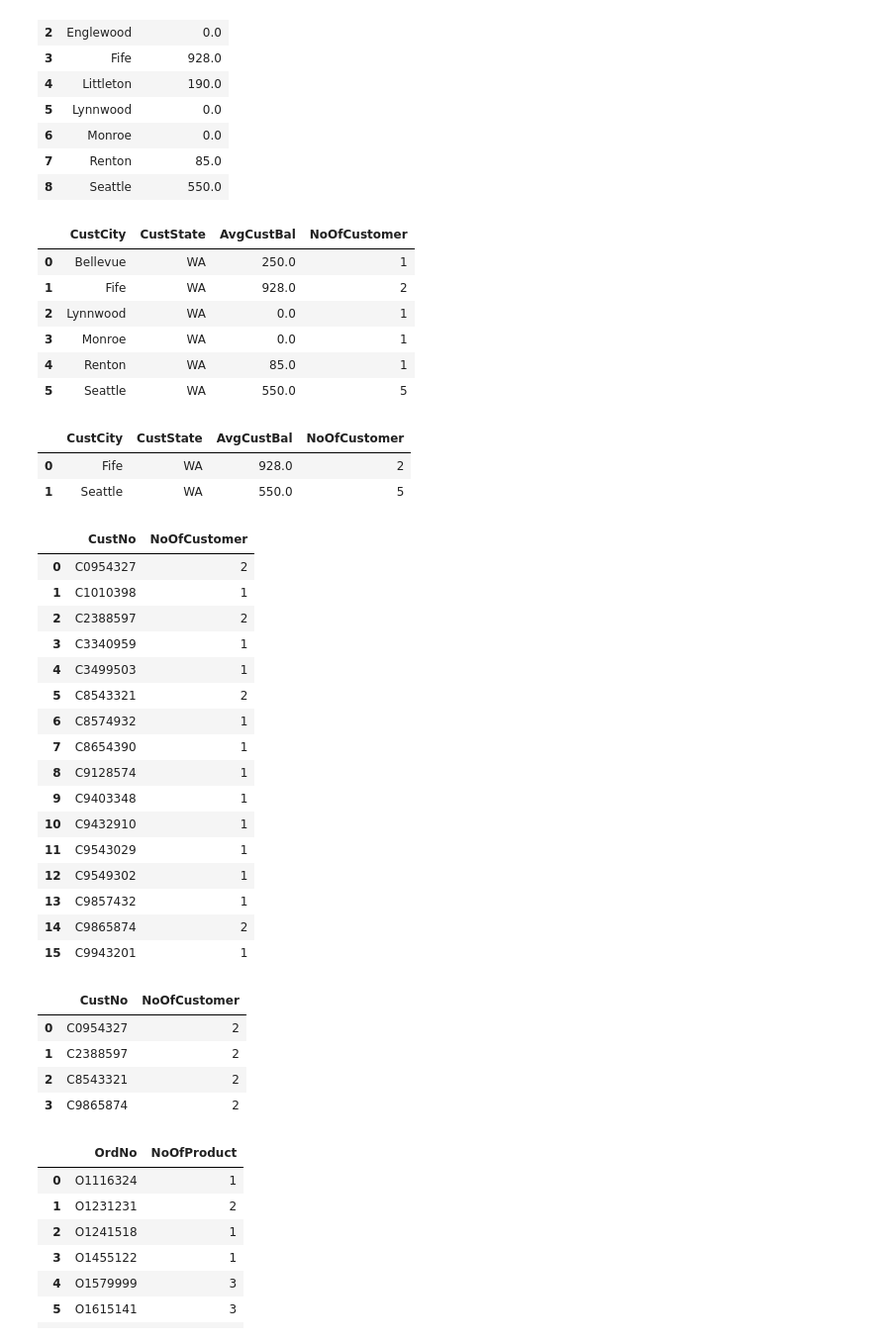
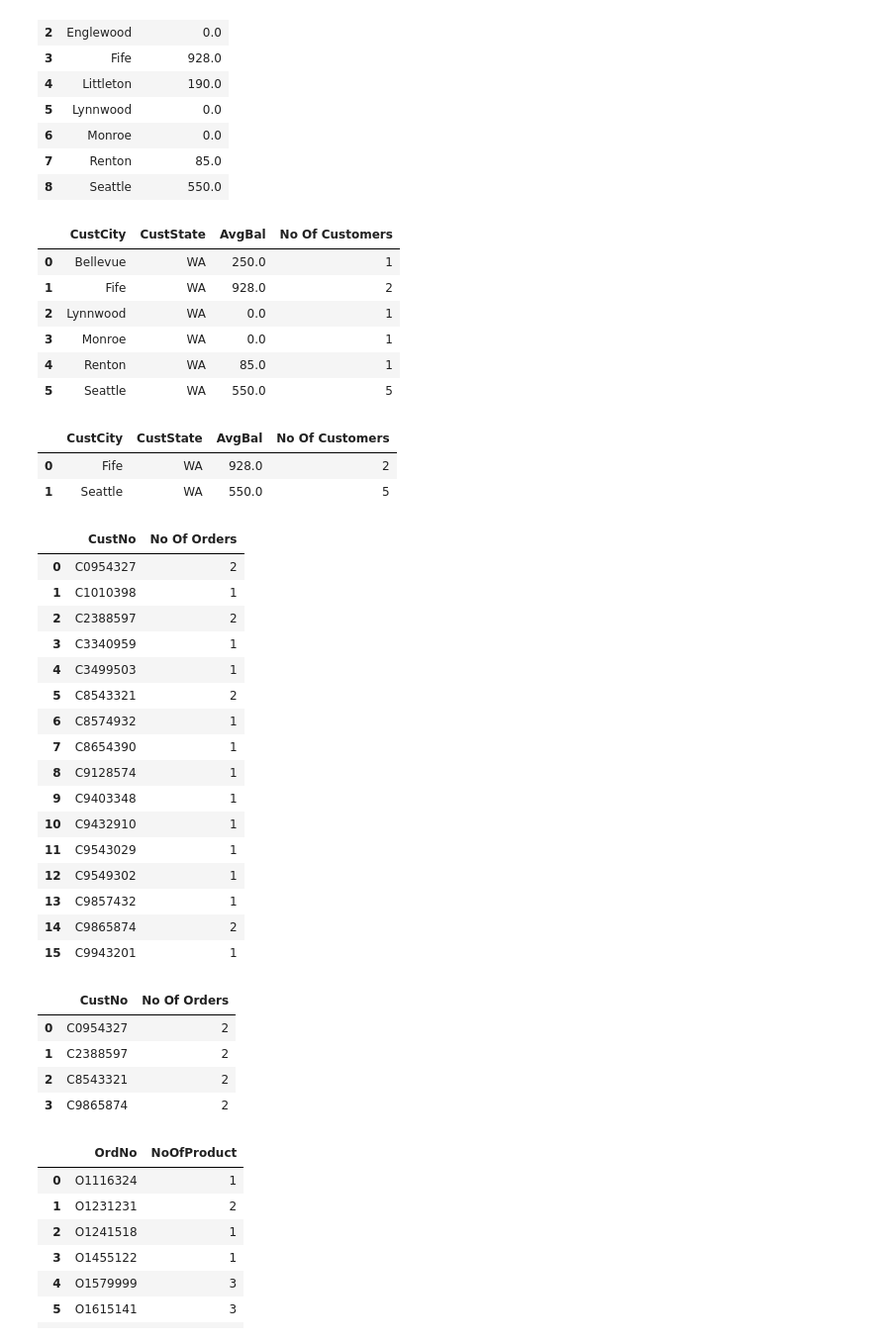
Before and after one commit to ogut77/BA, a Jupyter notebook: SingleTableAns.ipynb, the cells around one changed output. Shown at 99% size. Saved outputs shown, nothing was run; the diff lists cells and outputs as text; code cells hidden in the pictures.

```diff
--- a/SingleTableAns.ipynb
+++ b/SingleTableAns.ipynb
@@ -743,15 +750,18 @@ Q25
 # %%
 #Q26. List the average balance of customers by city.
 #Include number of customer in each city as well.
 #Include only customers residing in Washington state (WA).
 txt='''
-
+Select CustCity,CustState, Avg(CustBal) AS AvgBal,count(*) AS 'No Of Customers'
+From Customer
+Where CustState='WA'
+Group by CustCity,CustState
 
 '''
 Q26=  psql.sqldf(txt)
 Q26
 # %% [output]
-|  | CustCity | CustState | AvgCustBal | NoOfCustomer |
+|  | CustCity | CustState | AvgBal | No Of Customers |
 | 0 | Bellevue | WA | 250.0 | 1 |
 | 1 | Fife | WA | 928.0 | 2 |
 | 2 | Lynnwood | WA | 0.0 | 1 |
@@ -764,24 +774,30 @@ Q26
 # Only include customers residing in Washington State (WA).
 # Eliminate cities in the result with less than two customers.
 txt='''
-
+Select CustCity,CustState, Avg(CustBal) AS AvgBal,count(*) AS 'No Of Customers'
+From Customer
+Where CustState='WA'
+Group by CustCity,CustState
+Having Count(*)>1
 
 '''
 Q27=  psql.sqldf(txt)
 Q27
 # %% [output]
-|  | CustCity | CustState | AvgCustBal | NoOfCustomer |
+|  | CustCity | CustState | AvgBal | No Of Customers |
 | 0 | Fife | WA | 928.0 | 2 |
 | 1 | Seattle | WA | 550.0 | 5 |
 # %%
 #Q28. How many orders given for each customer
 txt='''
-
+Select CustNo, Count(*) AS 'No Of Orders'
+From OrderTbl
+Group BY CustNo
 '''
 Q28 =  psql.sqldf(txt)
 Q28
 # %% [output]
-|  | CustNo | NoOfCustomer |
+|  | CustNo | No Of Orders |
 | 0 | C0954327 | 2 |
 | 1 | C1010398 | 1 |
 | 2 | C2388597 | 2 |
@@ -801,12 +817,15 @@ Q28
 # %%
 #Q29. Find customer who give  orders more than 1.
 txt='''
-
+Select CustNo, Count(*) AS 'No Of Orders'
+From OrderTbl
+Group BY CustNo
+Having Count(*)>1
 '''
 Q29 =  psql.sqldf(txt)
 Q29
 # %% [output]
-|  | CustNo | NoOfCustomer |
+|  | CustNo | No Of Orders |
 | 0 | C0954327 | 2 |
 | 1 | C2388597 | 2 |
 | 2 | C8543321 | 2 |
```
Also changed, not shown: parts of 14 cells of this notebook.
